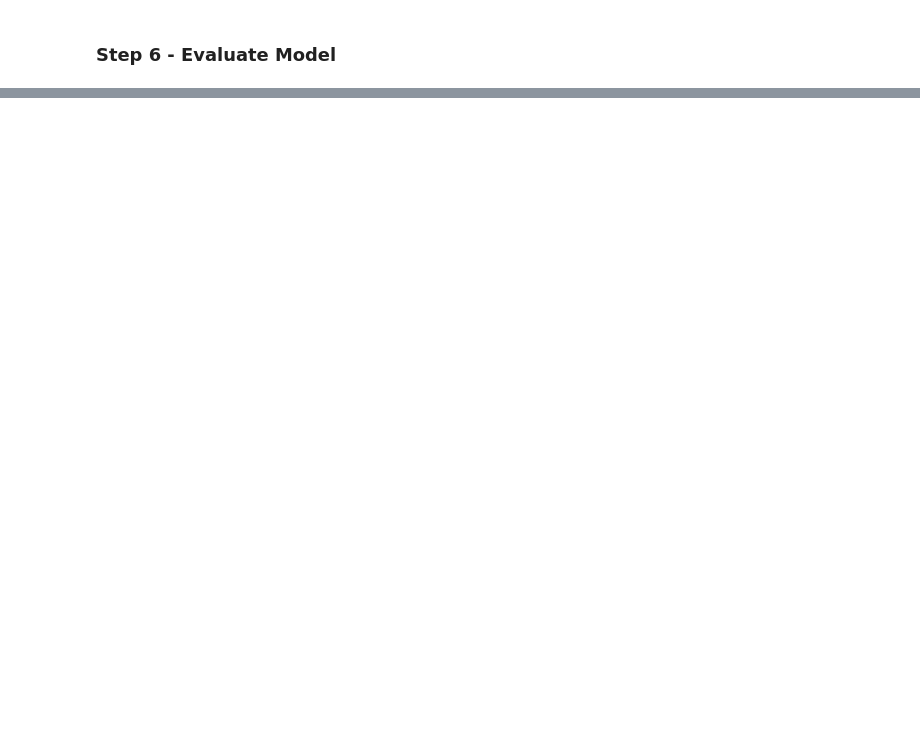
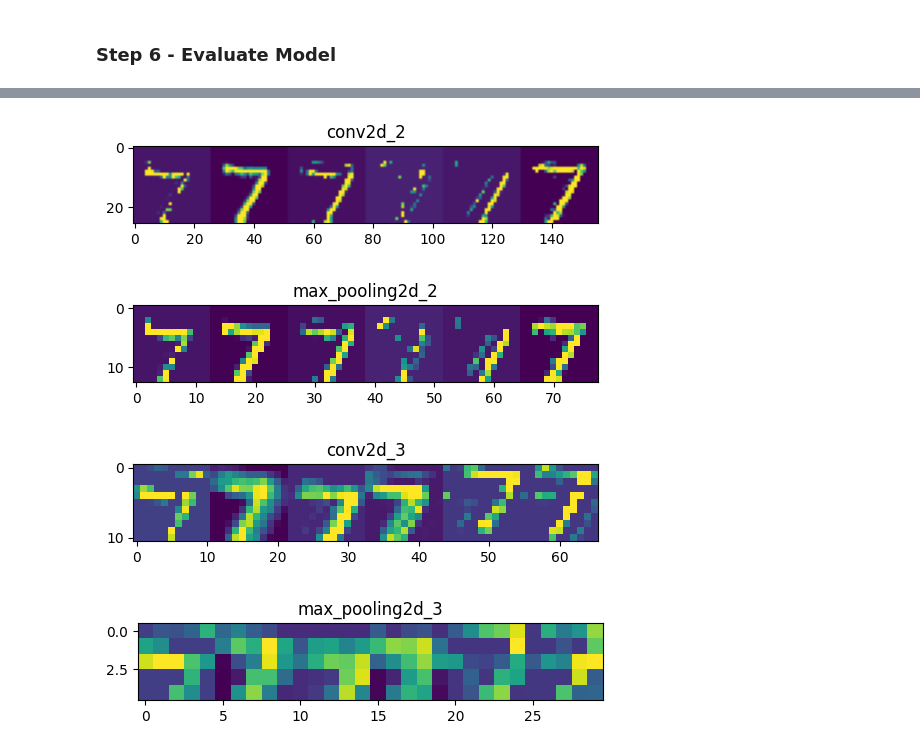
Before and after one commit to ashfaknawshad/ml-roadmap, a Jupyter notebook: 04_deep_learning/cnn_intro.ipynb, the cells around one changed output, grey strips where cells are left out. Saved outputs shown, nothing was run; the diff lists cells and outputs as text; code cells hidden in the pictures; blank space fills up the shorter version.

```diff
--- a/04_deep_learning/cnn_intro.ipynb
+++ b/04_deep_learning/cnn_intro.ipynb
@@ -106,0 +113,12 @@ Test Accuracy: 0.9901000261306763
+# %%
+errors = np.where(predicted_classes != true_classes)[0]
+print(f"Number of misclassified samples: {len(errors)}")
+
+plt.figure(figsize=(10, 10))
+for i, idx in enumerate(errors[:16]):
+    plt.subplot(4, 4, i + 1)
+    plt.imshow(X_test[idx].reshape(28, 28), cmap='gray')
+    plt.title(f"Pred: {predicted_classes[idx]}, True: {true_classes[idx]}")
+    plt.axis('off')
+plt.tight_layout()
+plt.show()
@@ -106,0 +177,29 @@ Test Accuracy: 0.9901000261306763
+# %%
+# Visualize the feature maps
+layer_names = [layer.name for layer in model.layers if 'conv' in layer.name or 'pool' in layer.name]
+
+for layer_name, layer_activation in zip(layer_names, activations):
+    n_features = layer_activation.shape[-1]  # number of filters
+    size = layer_activation.shape[1]         # feature map size
+
+    # Display first 6 feature maps for each layer
+    display_grid = np.zeros((size, size * 6))
+    for i in range(6):
+        activation_map = layer_activation[0, :, :, i]
+        activation_map -= activation_map.mean()
+        activation_map /= activation_map.std() + 1e-5
+        activation_map *= 64
+        activation_map += 128
+        activation_map = np.clip(activation_map, 0, 255).astype('uint8')
+        display_grid[:, i * size : (i + 1) * size] = activation_map
+
+    scale = 1. / size
+    plt.figure(figsize=(scale * display_grid.shape[1], scale * display_grid.shape[0]))
+    plt.title(layer_name)
+    plt.grid(False)
+    plt.imshow(display_grid, aspect='auto', cmap='viridis')
+# %% [output]
+[figure, added]
+[figure, added]
+[figure, added]
+[figure, added]
```
Also changed, not shown: parts of 14 cells of this notebook.
